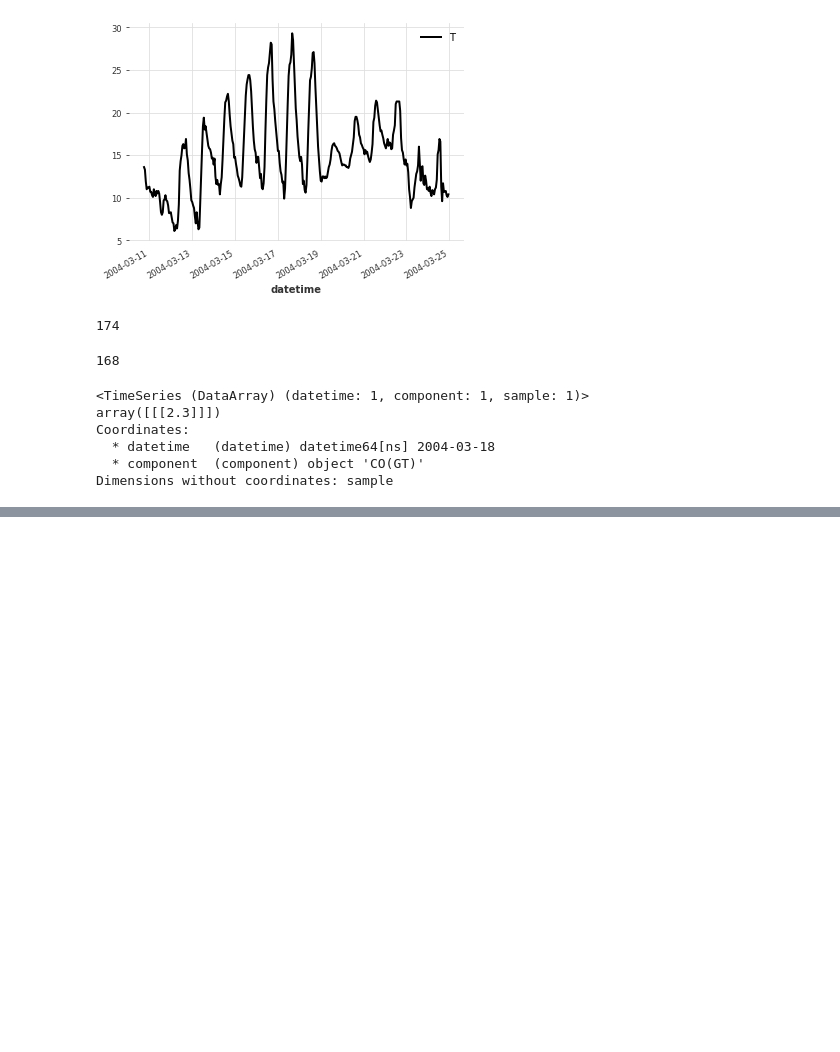
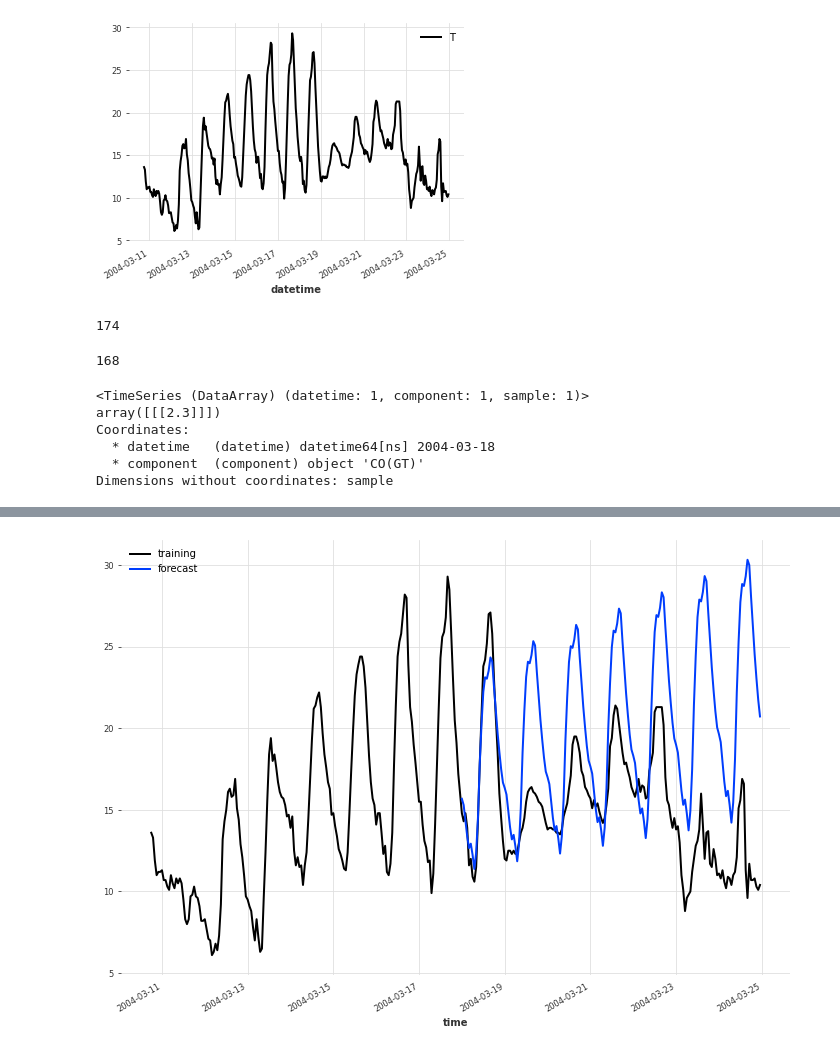
Before and after one commit to sameersahu473/Time_series, a Jupyter notebook: models_without_step.ipynb, the cells around one changed output, grey strips where cells are left out. Saved outputs shown, nothing was run; the diff lists cells and outputs as text; code cells hidden in the pictures; blank space fills up the shorter version.

```diff
--- a/models_without_step.ipynb
+++ b/models_without_step.ipynb
@@ -419,0 +340,4 @@ TypeError: ignored
+# %%
+model_th2 = Theta()
+model_th2.fit(training2)
+forecast_th2 = model_th2.predict(len(validation2))
@@ -419,0 +361,7 @@ TypeError: ignored
+# %%
+plt.figure(101, figsize=(12, 8))
+series2.plot(label='training')
+forecast_th2.plot(label='forecast')
+plt.legend();
+# %% [output]
+[figure, added]
```
Also changed, not shown: parts of 55 cells of this notebook.
